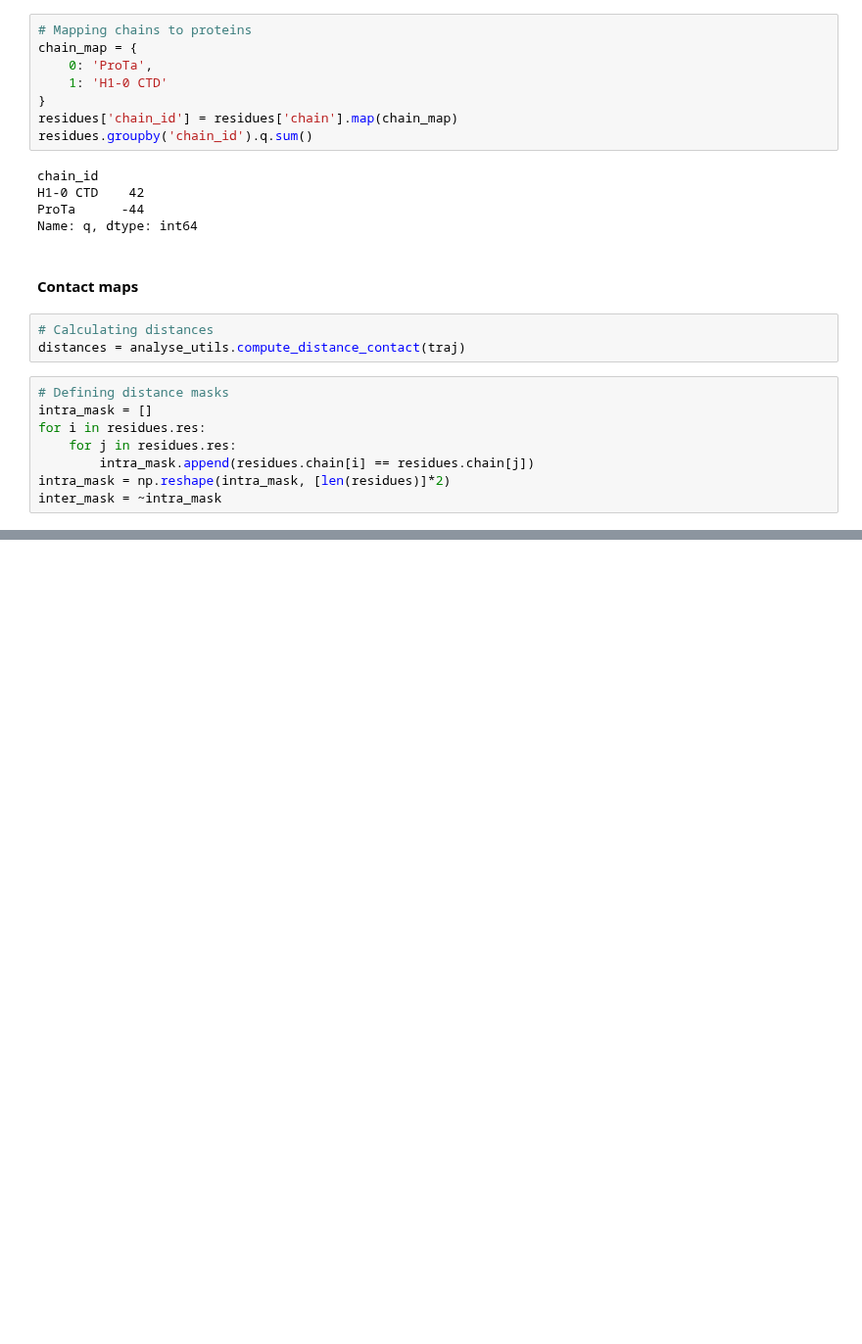
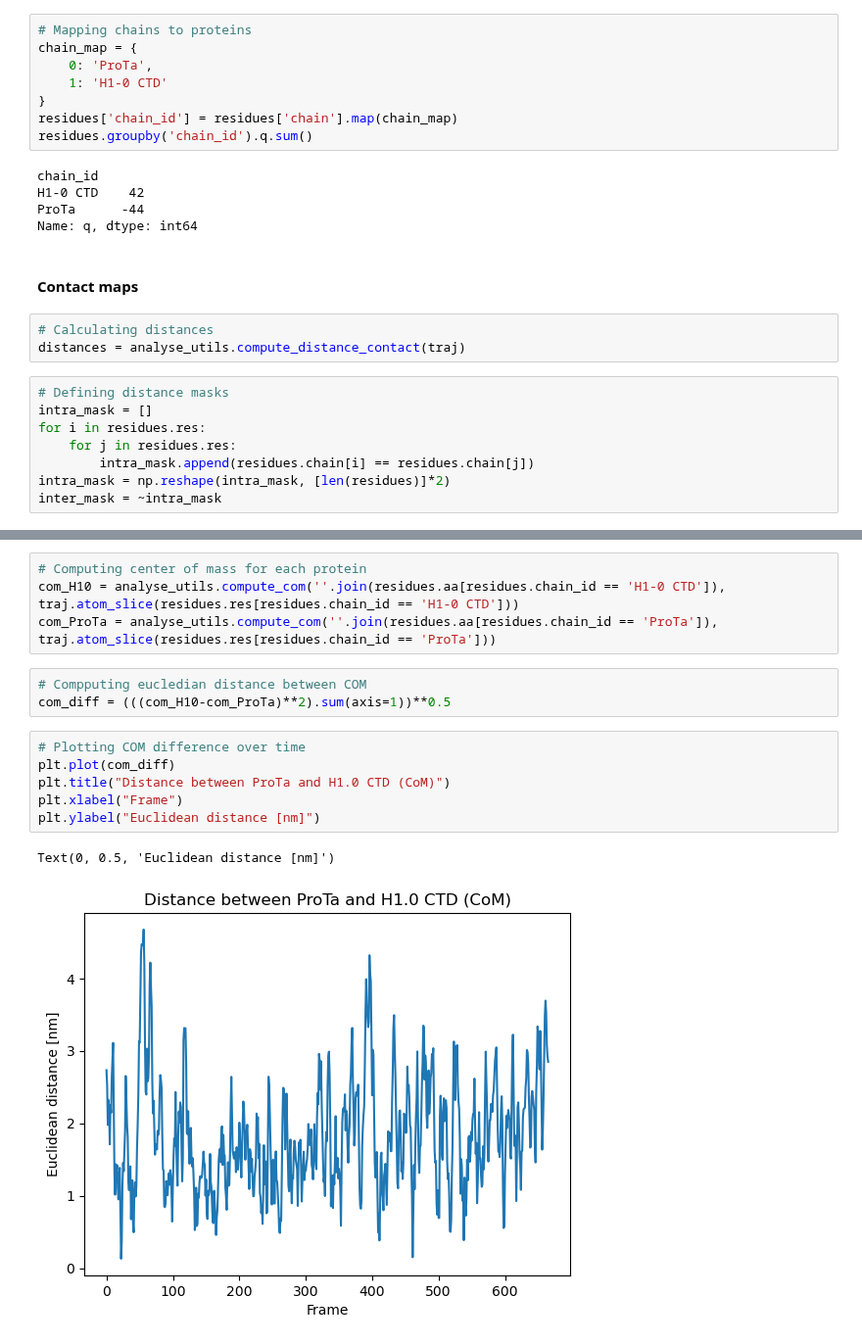
Before and after one commit to frederikespersen/OrthoIDP, a Jupyter notebook: exp/prota_h1-0/prota_h1-0.ipynb, the cells around one changed output, grey strips where cells are left out. Shown at 98% size. Drawn from its saved outputs; the diff is of its cells as text; blank space fills up the shorter version.

```diff
--- a/exp/prota_h1-0/prota_h1-0.ipynb
+++ b/exp/prota_h1-0/prota_h1-0.ipynb
@@ -218,0 +247,16 @@ plt.colorbar(label="Distance [nm]")
+# %%
+# Computing center of mass for each protein
+com_H10 = analyse_utils.compute_com(''.join(residues.aa[residues.chain_id == 'H1-0 CTD']), traj.atom_slice(residues.res[residues.chain_id == 'H1-0 CTD']))
+com_ProTa = analyse_utils.compute_com(''.join(residues.aa[residues.chain_id == 'ProTa']), traj.atom_slice(residues.res[residues.chain_id == 'ProTa']))
+# %%
+# Compputing eucledian distance between COM
+com_diff = (((com_H10-com_ProTa)**2).sum(axis=1))**0.5
+# %%
+# Plotting COM difference over time
+plt.plot(com_diff)
+plt.title("Distance between ProTa and H1.0 CTD (CoM)")
+plt.xlabel("Frame")
+plt.ylabel("Euclidean distance [nm]")
+# %% [output]
+Text(0, 0.5, 'Euclidean distance [nm]')
+[figure, added]
```
Also changed, not shown: parts of 17 cells of this notebook.
